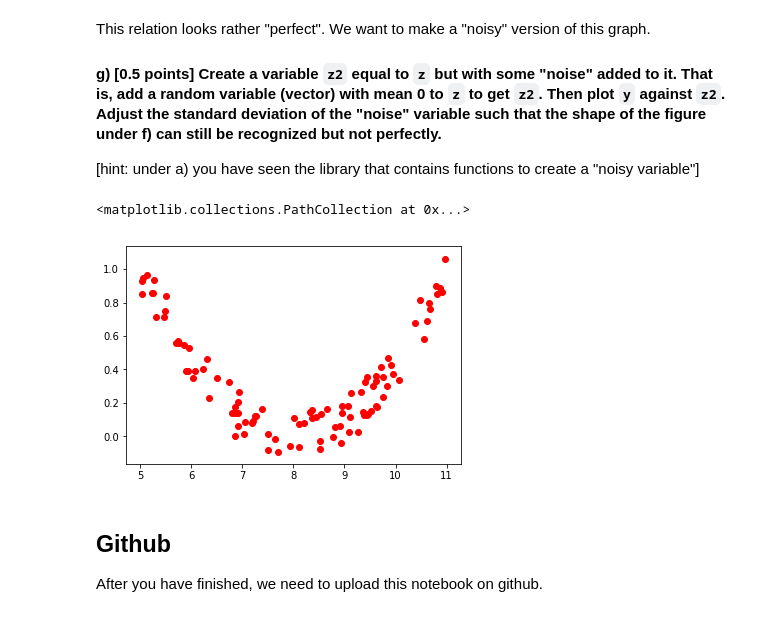
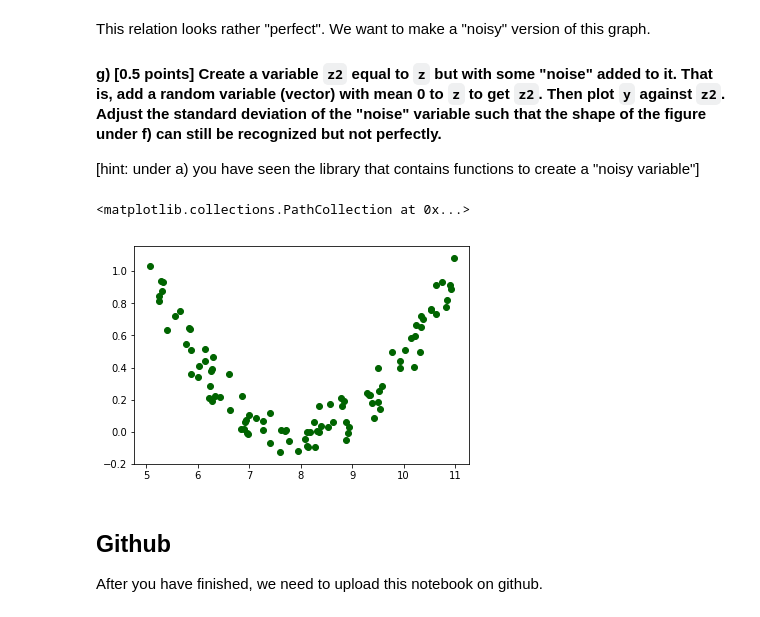
Before and after one commit to MarnixvanderPouw/Exam_Sep_21, a Jupyter notebook: exam_Sep_21_2018_finished.ipynb, the cells around one changed output. Cells and saved outputs as stored; diff of their text form; code cells hidden in the pictures.

```diff
--- a/exam_Sep_21_2018_finished.ipynb
+++ b/exam_Sep_21_2018_finished.ipynb
@@ -143,14 +143,14 @@ This relation looks rather "perfect". We want to make a "noisy" version of this
 # %%
 z1 = np.random.uniform(-0.15,0.15,100)
 
 df['z1'] = z1
 
 df['z2'] = df['z']+df['z1']
 
-plt.scatter(df['y'], df['z2'], color='red')
+plt.scatter(df['y'], df['z2'], color='darkgreen')
 # %% [output]
 <matplotlib.collections.PathCollection at 0x...>
-[figure, old version]
+[figure, new version]
 # %% [markdown]
 ## Github
 
```
Also changed, not shown: parts of 5 cells of this notebook.
